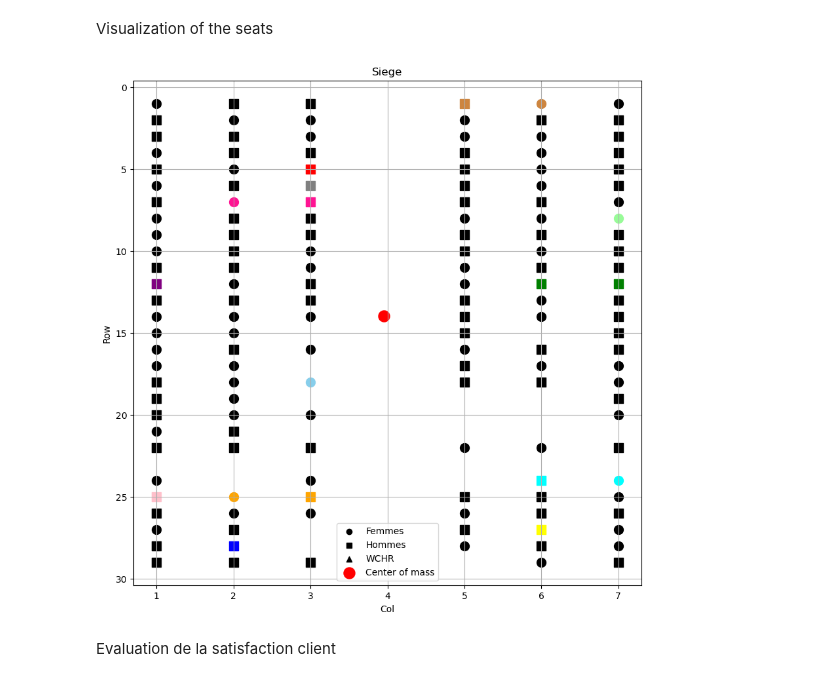
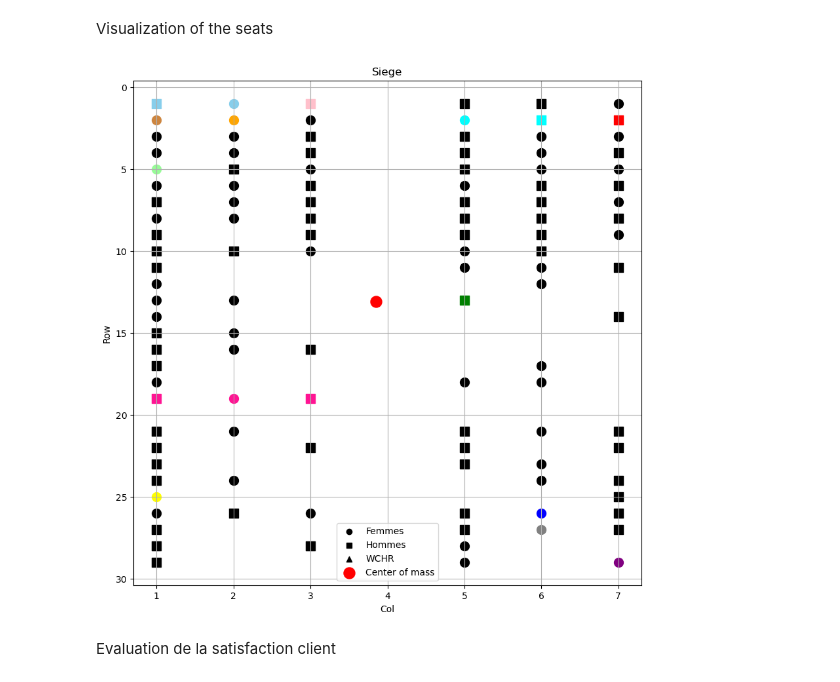
Before and after one commit to DelphineSalzmann/Opti_AirFrance, a Jupyter notebook: main.ipynb, the cells around one changed output. Cells and saved outputs as stored; diff of their text form; code cells hidden in the pictures.

```diff
--- a/main.ipynb
+++ b/main.ipynb
@@ -167,7 +167,7 @@ def create_model_and_variables(passengers_dict):
     return m, S
 # %%
 #Choice of the dictionnary
-date = Oct21
+date = Oct22
 Passengers=create_passengers_dict(date)
 # %%
 # Create models and variables for each date
@@ -342,35 +342,35 @@ colors = {
     14: 'cyan',
     23: 'peru',
     76:'palegreen',
     32: 'pink',
-    31:'deeppink',
+    47:'deeppink',
     36:'skyblue'
 }
 
 plt.figure(figsize=(10, 10))
 for idx, coord in enumerate(seat_coords):
     group = Passengers[idx + 1]['group']
     gender = Passengers[idx + 1]['gender']
     color = colors.get(group, 'black')  # Get color for the group, default to black if not in colors dictionary
     shape = shapes.get(gender, 'o')      # Get shape for the gender, default to circle if not in shapes dictionary
     plt.scatter(coord[0], coord[1], color=color, marker=shape,  s=100)  # Use marker parameter to set the shape
 
 # Add labels for each gender
 for gender, shape in shapes.items():
     plt.scatter([], [], color='black', marker=shape, label=gender)  # Create invisible scatter plot to add label
 
 # Plotting the center of mass
 plt.scatter(x_g.getValue(), y_g.getValue(), color='red', marker='o', s=150, label='Center of mass')  # Larger red point for center of mass
 
 plt.xlabel('Col')
 plt.ylabel('Row')
 plt.title('Siege')
 plt.grid(True)
 plt.gca().invert_yaxis()
 plt.legend()  # Show legend with gender labels
 plt.show()
 # %% [output]
-[figure, old version]
+[figure, new version]
 # %% [markdown]
 Evaluation de la satisfaction client
 # %% [markdown]
```
Also changed, not shown: parts of 21 cells of this notebook.
